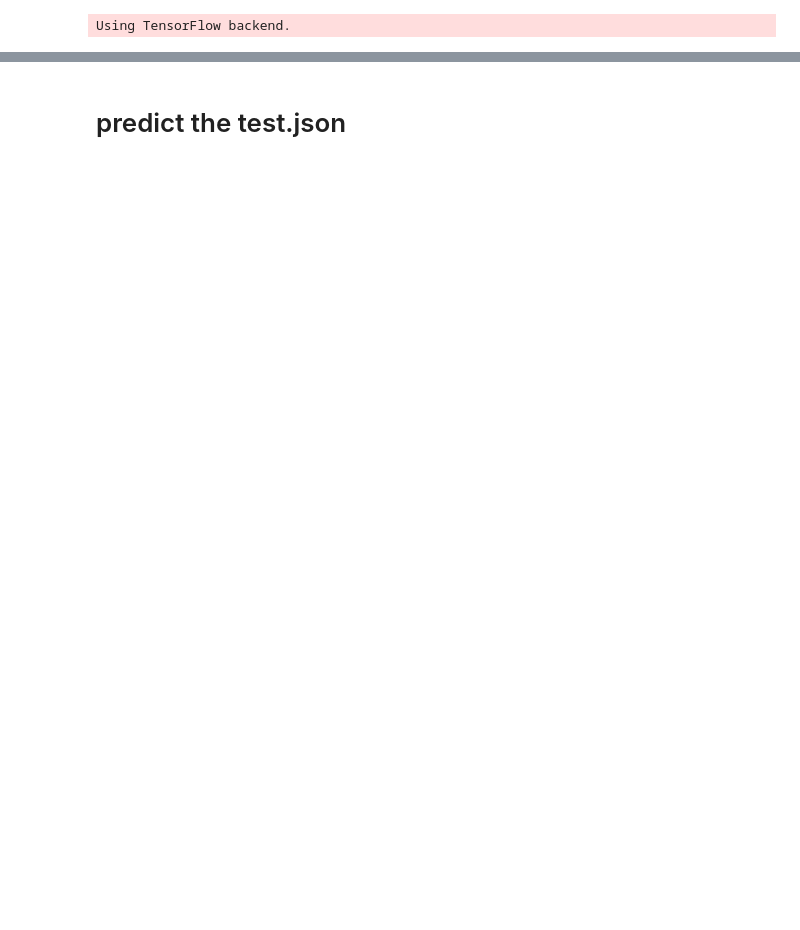
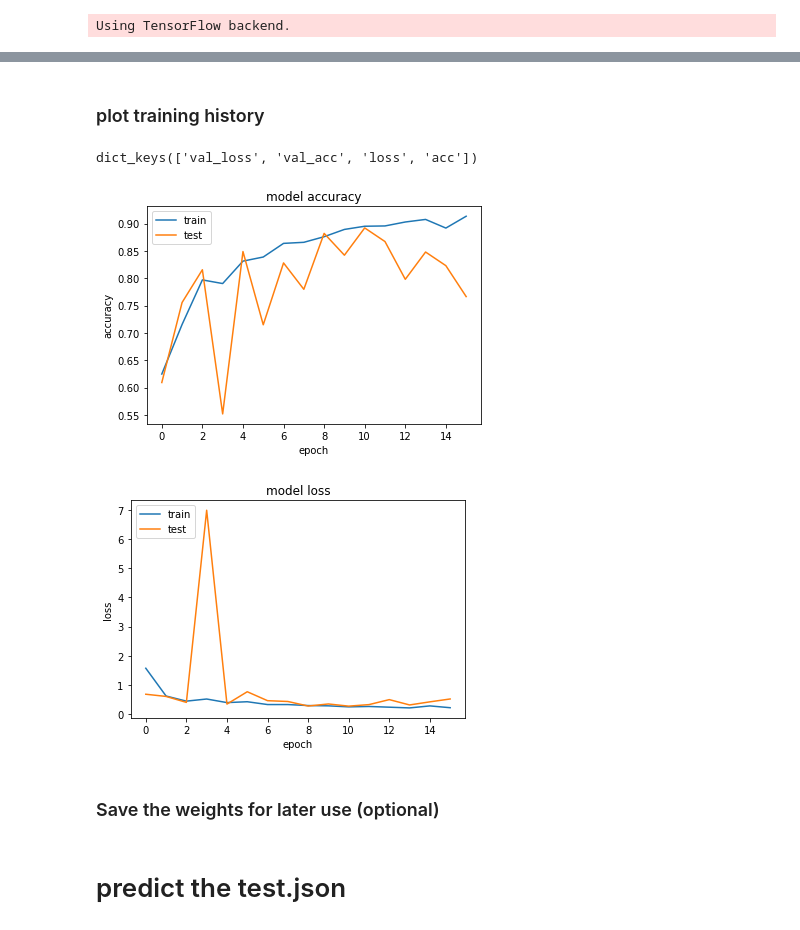
Before and after one commit to yaqiongz/Iceberg---Kaggle-competition, a Jupyter notebook: Iceberg.ipynb, the cells around one changed output, grey strips where cells are left out. Cells and saved outputs as stored; diff of their text form; code cells hidden in the pictures; blank space fills up the shorter version.

Commit message:
update titles

```diff
--- a/Iceberg.ipynb
+++ b/Iceberg.ipynb
@@ -136,0 +178,12 @@ callbacks = get_callbacks(filepath=file_path, patience=5)
+# %%
+X_train_cv, X_valid, y_train_cv, y_valid = train_test_split(X_train_rotate, target_train, random_state=1, train_size=0.75)
+#Without denoising, core features.
+
+import os
+gmodel=getModel()
+history = gmodel.fit(X_train_cv, y_train_cv,
+          batch_size=24,
+          epochs=50,
+          verbose=1,
+          validation_data=(X_valid, y_valid),
+          callbacks=callbacks)
@@ -179,0 +224,26 @@ Test accuracy: 0.882793017209
+# %% [markdown]
+### plot training history
+# %%
+print(history.history.keys())
+# summarize history for accuracy
+plt.plot(history.history['acc'])
+plt.plot(history.history['val_acc'])
+plt.title('model accuracy')
+plt.ylabel('accuracy')
+plt.xlabel('epoch')
+plt.legend(['train', 'test'], loc='upper left')
+plt.show()
+# summarize history for loss
+plt.plot(history.history['loss'])
+plt.plot(history.history['val_loss'])
+plt.title('model loss')
+plt.ylabel('loss')
+plt.xlabel('epoch')
+plt.legend(['train', 'test'], loc='upper left')
+plt.show()
+# %% [output]
+dict_keys(['val_loss', 'val_acc', 'loss', 'acc'])
+[figure, added]
+[figure, added]
+# %% [markdown]
+### Save the weights for later use (optional)
```
Also changed, not shown: parts of 18 cells of this notebook.
